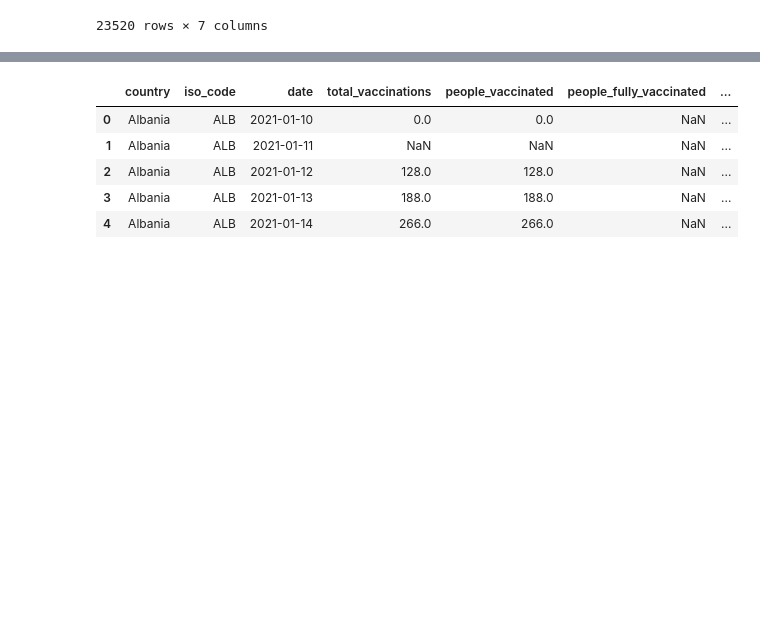
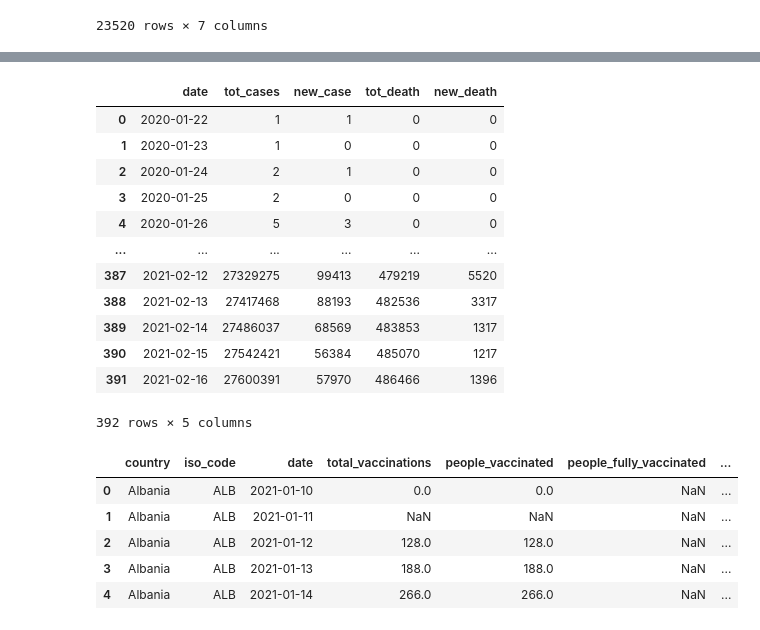
Before and after one commit to hariniv22/Covid_19_Data_Analysis, a Jupyter notebook: ETL_final_project.ipynb, the cells around one changed output, grey strips where cells are left out. Saved outputs shown, nothing was run; the diff lists cells and outputs as text; code cells hidden in the pictures; blank space fills up the shorter version.

```diff
--- a/ETL_final_project.ipynb
+++ b/ETL_final_project.ipynb
@@ -94,8 +105,23 @@ dtype: int64
 # %%
-# Group by submission date
-usa_df_grpby = pd.DataFrame(usa_df.groupby(["submission_date"]).sum()[["tot_cases", "new_case", "tot_death", "new_death"]]).reset_index()
+# Group by date
+usa_df_grpby = pd.DataFrame(usa_df.groupby(["date"]).sum()[["tot_cases", "new_case", "tot_death", "new_death"]]).reset_index()
 usa_df_grpby.count()
-usa_df_grpby.to_csv("Resources/usa_df_cleaned.csv")
+#usa_df_grpby.to_csv("Resources/usa_df_cleaned.csv")
+usa_df_grpby
+# %% [output]
+|  | date | tot_cases | new_case | tot_death | new_death |
+| 0 | 2020-01-22 | 1 | 1 | 0 | 0 |
+| 1 | 2020-01-23 | 1 | 0 | 0 | 0 |
+| 2 | 2020-01-24 | 2 | 1 | 0 | 0 |
+| 3 | 2020-01-25 | 2 | 0 | 0 | 0 |
+| 4 | 2020-01-26 | 5 | 3 | 0 | 0 |
+| ... | ... | ... | ... | ... | ... |
+| 387 | 2021-02-12 | 27329275 | 99413 | 479219 | 5520 |
+| 388 | 2021-02-13 | 27417468 | 88193 | 482536 | 3317 |
+| 389 | 2021-02-14 | 27486037 | 68569 | 483853 | 1317 |
+| 390 | 2021-02-15 | 27542421 | 56384 | 485070 | 1217 |
+| 391 | 2021-02-16 | 27600391 | 57970 | 486466 | 1396 |
+392 rows × 5 columns
 # %%
 country_df = pd.read_csv("Resources/country_vaccinations.csv")
 country_df.head()
```
Also changed, not shown: parts of 7 cells of this notebook, 12 other files.
